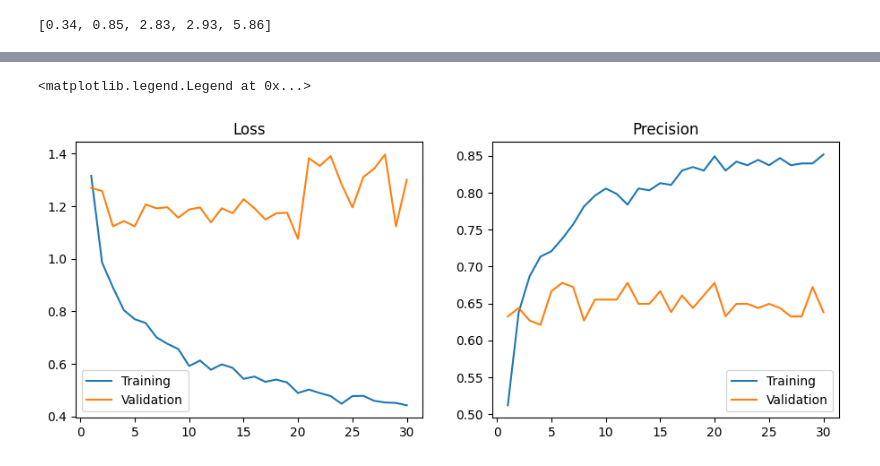
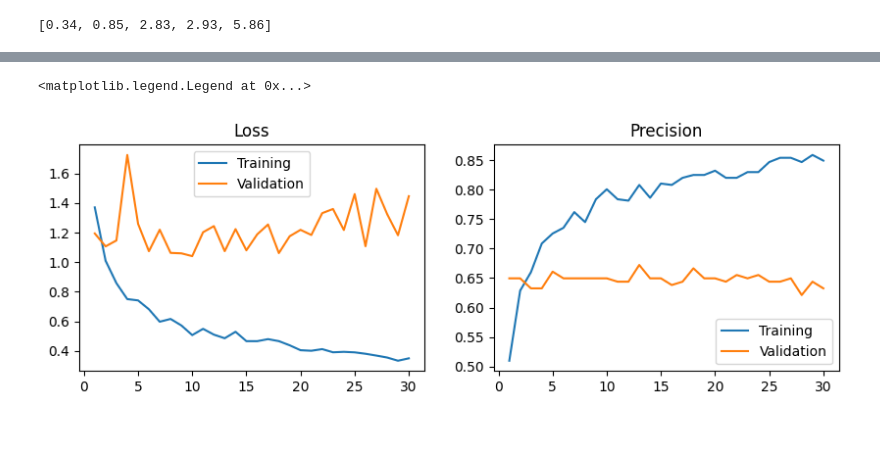
Before and after one commit to edcalderin/Heartbet-Sound-Anomaly-Detector, a Jupyter notebook: notebooks/training.ipynb, the cells around one changed output, grey strips where cells are left out. Drawn from its saved outputs; the diff is of its cells as text; code cells hidden in the pictures; blank space fills up the shorter version.

```diff
--- a/notebooks/training.ipynb
+++ b/notebooks/training.ipynb
@@ -274,10 +270,9 @@ device: str = 'cuda' if torch.cuda.is_available() else 'cpu'
 hearbetDetectorNetwork = HearbetDetectorTrainer(Network(), lr = 0.0001, device = device)
 
 class_weights = torch.tensor([0.34, 0.85, 2.83, 2.93, 5.86]).to(device)
-
 EPOCHS = 30
 
-history = hearbetDetectorNetwork.fit(nn.CrossEntropyLoss(),
+history = hearbetDetectorNetwork.fit(nn.CrossEntropyLoss(weight=class_weights),
                                      epochs = EPOCHS,
                                      batch_size = 4,
                                      training_set = train_dataset,
@@ -304,17 +299,17 @@ Wall time: 2min 48s
 # %%
-_, (ax1, ax2) = plt.subplots(1, 2, figsize=(11, 4))
+_, (ax1, ax2) = plt.subplots(1, 2, figsize=(10, 3))
 
 epochs = range(1, EPOCHS + 1)
 
 ax1.set_title('Loss')
 ax1.plot(epochs, history['loss'], label='Training')
 ax1.plot(epochs, history['val_loss'], label='Validation')
 ax1.legend()
 
 ax2.set_title('Precision')
 ax2.plot(epochs, history['precision'], label='Training')
 ax2.plot(epochs, history['val_precision'], label='Validation')
 ax2.legend()
 # %% [output]
 <matplotlib.legend.Legend at 0x...>
-[figure, old version]
+[figure, new version]
```
Also changed, not shown: parts of 2 cells of this notebook.
